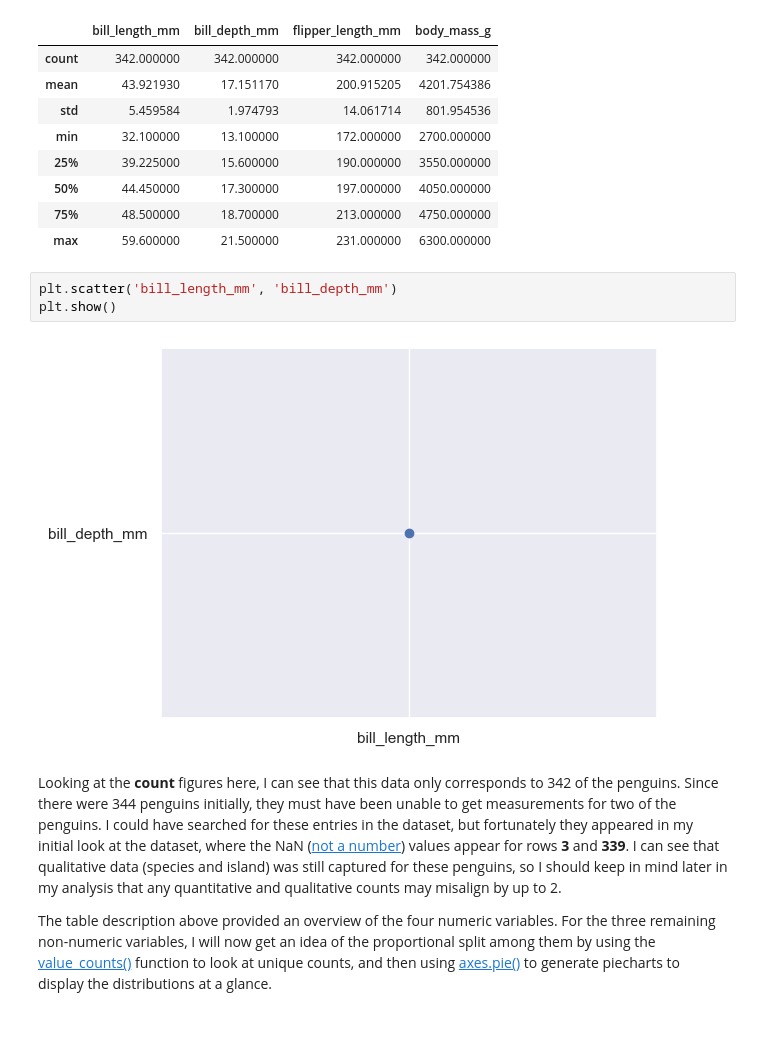
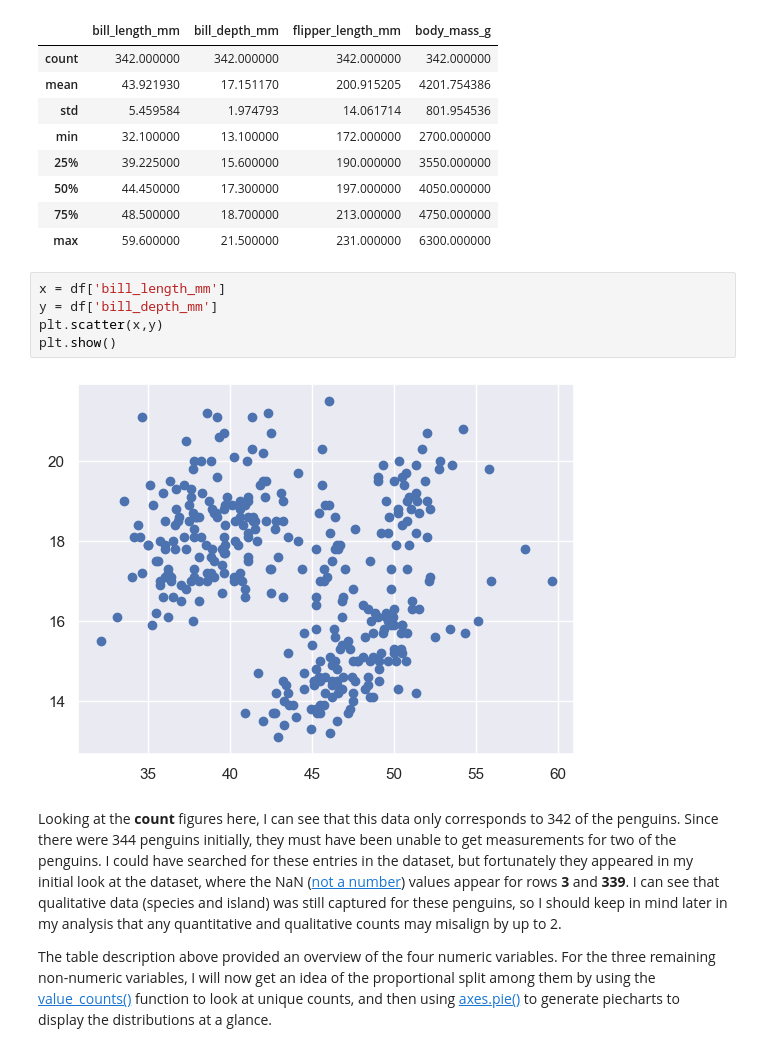
Before and after one commit to JBnkn/8634-data-analytics, a Jupyter notebook: penguins.ipynb, the cells around one changed output. Saved outputs shown, nothing was run; the diff lists cells and outputs as text.

Commit message:
tweaked scatter plot

```diff
--- a/penguins.ipynb
+++ b/penguins.ipynb
@@ -61,11 +61,13 @@ df.describe()
 | 50% | 44.450000 | 17.300000 | 197.000000 | 4050.000000 |
 | 75% | 48.500000 | 18.700000 | 213.000000 | 4750.000000 |
 | max | 59.600000 | 21.500000 | 231.000000 | 6300.000000 |
-# %%
-plt.scatter('bill_length_mm', 'bill_depth_mm')
-plt.show()
-# %% [output]
-[figure, removed]
+# %%
+x = df['bill_length_mm']
+y = df['bill_depth_mm']
+plt.scatter(x,y)
+plt.show()
+# %% [output]
+[figure, added]
 # %% [markdown]
 Looking at the **count** figures here, I can see that this data only corresponds to 342 of the penguins. Since there were 344 penguins initially, they must have been unable to get measurements for two of the penguins. I could have searched for these entries in the dataset, but fortunately they appeared in my initial look at the dataset, where the NaN ([not a number](https://www.turing.com/kb/nan-values-in-python)) values appear for rows **3** and **339**. I can see that qualitative data (species and island) was still captured for these penguins, so I should keep in mind later in my analysis that any quantitative and qualitative counts may misalign by up to 2.
 
```
